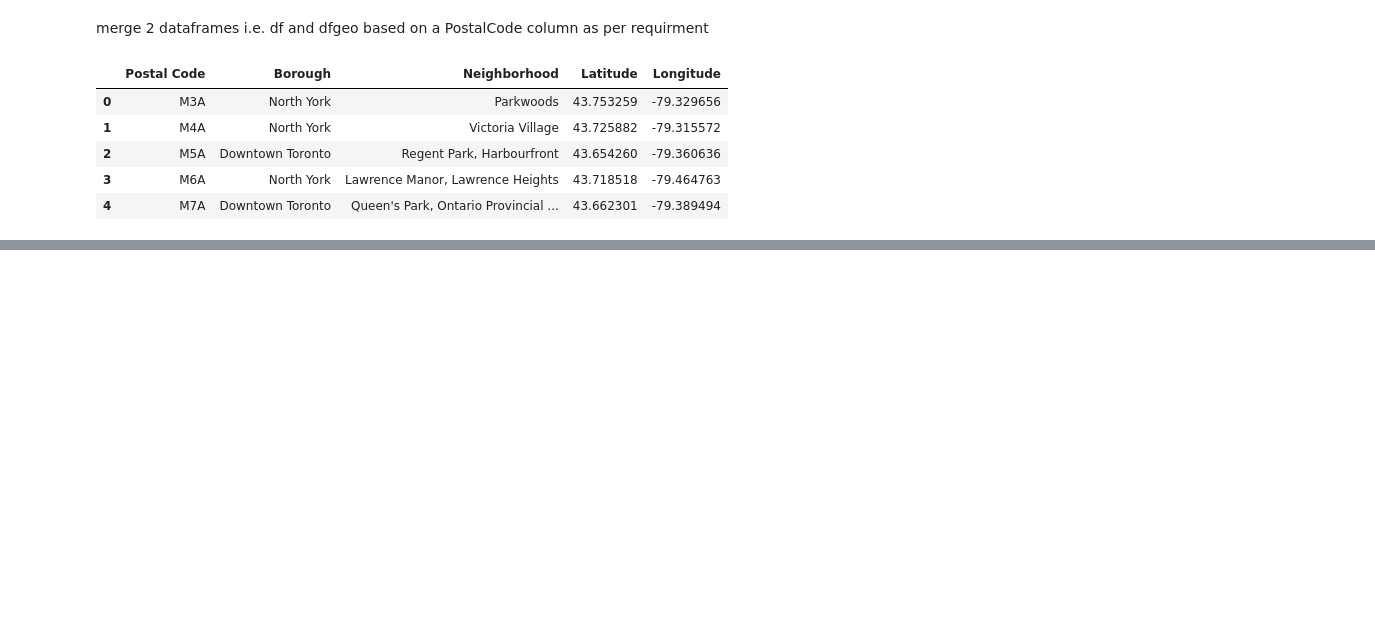
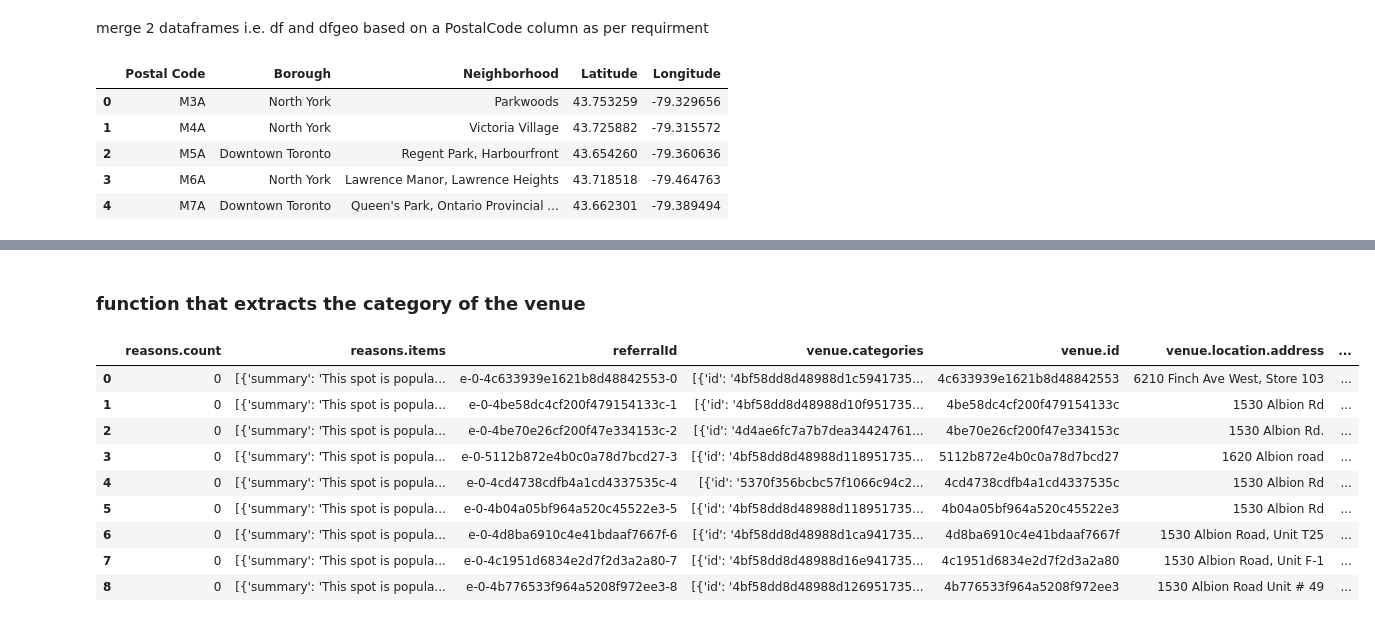
Before and after one commit to pradipmane510/Applied-data-Science-Capstone-project, a Jupyter notebook: Segmenting and Clustering Neighborhoods in Toronto.ipynb, the cells around one changed output, grey strips where cells are left out. Cells and saved outputs as stored; diff of their text form; code cells hidden in the pictures; blank space fills up the shorter version.

```diff
--- a/Segmenting and Clustering Neighborhoods in Toronto.ipynb
+++ b/Segmenting and Clustering Neighborhoods in Toronto.ipynb
@@ -117,0 +163,9 @@ df2.head()
+# %%
+CLIENT_ID = '...' # Foursquare ID hiding by me
+CLIENT_SECRET = '...' # Foursquare Secret hiding by me
+VERSION = '20180605' # API version
+# %%
+df2.set_index('Postal Code', inplace = True)
+neighborhood_latitude = df2.loc['M9V']['Latitude']
+neighborhood_longitude = df2.loc['M9V']['Longitude']
+print(neighborhood_latitude,neighborhood_longitude)
@@ -117,0 +176,13 @@ df2.head()
+# %%
+LIMIT = 100 # limit of number of venues returned by Foursquare API
+radius = 500 # define radius
+# create URL
+url = 'https://api.foursquare.com/v2/venues/explore?&client_id={}&client_secret={}&v={}&ll={},{}&radius={}&limit={}'.format(
+    CLIENT_ID,
+    CLIENT_SECRET,
+    VERSION,
+    neighborhood_latitude,
+    neighborhood_longitude,
+    radius,
+    LIMIT)
+url
@@ -117,0 +212,28 @@ df2.head()
+# %% [markdown]
+### function that extracts the category of the venue
+# %%
+def get_category_type(row):
+    try:
+        categories_list = row['categories']
+    except:
+        categories_list = row['venue.categories']
+
+    if len(categories_list) == 0:
+        return None
+    else:
+        return categories_list[0]['name']
+
+venues = results['response']['groups'][0]['items']
+nearby_venues = json_normalize(venues) # flatten JSON
+nearby_venues
+# %% [output]
+|  | reasons.count | reasons.items | referralId | venue.categories | venue.id | venue.location.address | ... |
+| 0 | 0 | [{'summary': 'This spot is popula... | e-0-4c633939e1621b8d48842553-0 | [{'id': '4bf58dd8d48988d1c5941735... | 4c633939e1621b8d48842553 | 6210 Finch Ave West, Store 103 | ... |
+| 1 | 0 | [{'summary': 'This spot is popula... | e-0-4be58dc4cf200f479154133c-1 | [{'id': '4bf58dd8d48988d10f951735... | 4be58dc4cf200f479154133c | 1530 Albion Rd | ... |
+| 2 | 0 | [{'summary': 'This spot is popula... | e-0-4be70e26cf200f47e334153c-2 | [{'id': '4d4ae6fc7a7b7dea34424761... | 4be70e26cf200f47e334153c | 1530 Albion Rd. | ... |
+| 3 | 0 | [{'summary': 'This spot is popula... | e-0-5112b872e4b0c0a78d7bcd27-3 | [{'id': '4bf58dd8d48988d118951735... | 5112b872e4b0c0a78d7bcd27 | 1620 Albion road | ... |
+| 4 | 0 | [{'summary': 'This spot is popula... | e-0-4cd4738cdfb4a1cd4337535c-4 | [{'id': '5370f356bcbc57f1066c94c2... | 4cd4738cdfb4a1cd4337535c | 1530 Albion Rd | ... |
+| 5 | 0 | [{'summary': 'This spot is popula... | e-0-4b04a05bf964a520c45522e3-5 | [{'id': '4bf58dd8d48988d118951735... | 4b04a05bf964a520c45522e3 | 1530 Albion Rd | ... |
+| 6 | 0 | [{'summary': 'This spot is popula... | e-0-4d8ba6910c4e41bdaaf7667f-6 | [{'id': '4bf58dd8d48988d1ca941735... | 4d8ba6910c4e41bdaaf7667f | 1530 Albion Road, Unit T25 | ... |
+| 7 | 0 | [{'summary': 'This spot is popula... | e-0-4c1951d6834e2d7f2d3a2a80-7 | [{'id': '4bf58dd8d48988d16e941735... | 4c1951d6834e2d7f2d3a2a80 | 1530 Albion Road, Unit F-1 | ... |
+| 8 | 0 | [{'summary': 'This spot is popula... | e-0-4b776533f964a5208f972ee3-8 | [{'id': '4bf58dd8d48988d126951735... | 4b776533f964a5208f972ee3 | 1530 Albion Road Unit # 49 | ... |
```
Also changed, not shown: parts of 21 cells of this notebook.
